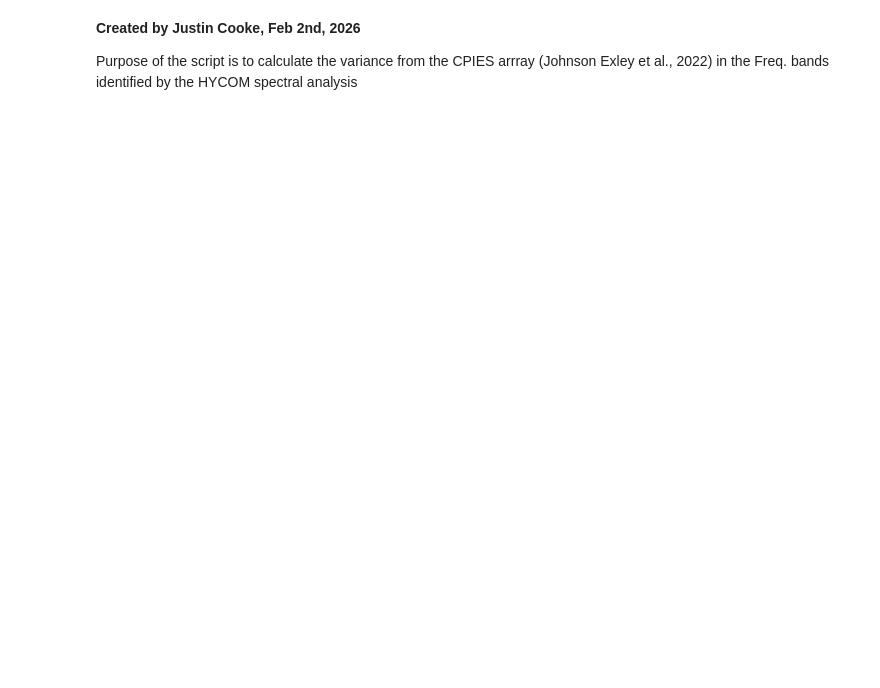
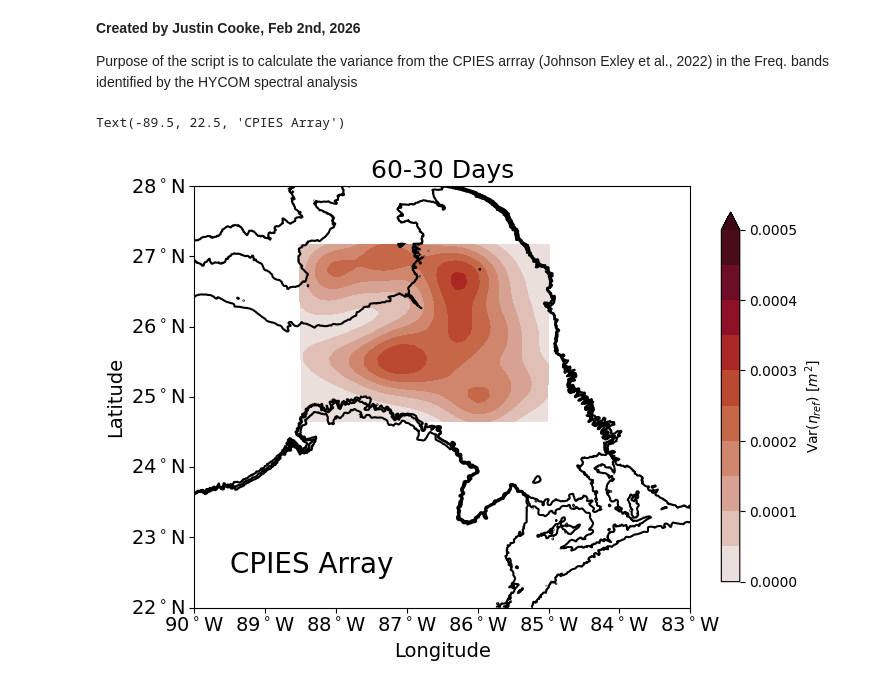
Before and after one commit to JCooke188/ceofs, a Jupyter notebook: cpies_variance.ipynb, the cells around one changed output. Saved outputs shown, nothing was run; the diff lists cells and outputs as text; code cells hidden in the pictures; blank space fills up the shorter version.

Commit message:
Trying to understand differences in variance between CPIES and HYCOM

```diff
--- a/cpies_variance.ipynb
+++ b/cpies_variance.ipynb
@@ -148,7 +148,8 @@ lat_yticklbls = ['$22^\circ$N','$23^\circ$N','$24^\circ$N','$25^\circ$N','$26^\c
 # Load the CPIES data
 
 
-ds_oi = spio.loadmat('/home/justin_cooke_uri_edu/DeepCyclones/EF/ObsData/OImapBottomPrs_20d_70k_65k_15Vn.mat')
+#ds_oi = spio.loadmat('/home/justin_cooke_uri_edu/DeepCyclones/EF/ObsData/OImapBottomPrs_20d_70k_65k_15Vn.mat')
+ds_oi = spio.loadmat('/home/justin_cooke_uri_edu/DeepCyclones/EF/ObsData/Dynloop_OImapBottomPrs_40d_70k_65k_15Vn.mat')
 #ds_oi = spio.loadmat('./ObsData/OImapBottomPrs_20d_70k_65k_15Vn.mat')
 
 oi_lat = ds_oi['OIprs']['lat'][0][0]
@@ -180,16 +181,39 @@ oi_eref_daily = (oi_prs_daily*np.power(10,4))/(1040*9.81) # converts from pres t
 # %%
 # Bandpass the data
 
-filtThi = 150.0 # High Freq filter
-filtTlo = 60.0 # Low Freq filter
+filtThi = 60.0 # Low Freq filter
+filtTlo = 30.0 # High Freq filter
 sc = 1.0 # Sampling Freq (days)
 
 bp_etaref = np.zeros_like(oi_eref_daily)
 for i in range(nlat):
     for j in range(nlon):
         this_ts = oi_eref_daily[i,j,:]
 
         bp_etaref[i,j,:] = butterfilt_bandpass(this_ts,2,filtThi,filtTlo,sc)
 
 # Get variance
 bp_etaref_var = np.var(bp_etaref,axis=2)
+fig,ax = plt.subplots(figsize=(8,8))
+
+cb = plt.contourf(oi_lon,oi_lat,bp_etaref_var,cmap=cm.cm.amp,levels=np.linspace(0,0.0005,11),extend='max')
+#cb = plt.contourf(oi_lon,oi_lat,np.var(oi_eref_daily,axis=2),cmap=cm.cm.amp,levels=np.linspace(0,0.0005,11),extend='max')
+plt.colorbar(cb,shrink=0.6,label='Var($\eta_{ref}$) [$m^2$]')
+plt.contour(gulf_lon,gulf_lat,np.flipud(img),levels=[-3000,-2500,-2000],colors='black',linestyles='-')
+ax.set_aspect(np.cos(ymid))
+ax.set_xlabel('Longitude',fontsize=14)
+ax.set_ylabel('Latitude',fontsize=14)
+ax.set_xlim(-90,-83)
+ax.set_xticks(lon_xticks)
+ax.set_xticklabels(lon_xticklbls)
+ax.set_yticks(lat_yticks)
+ax.set_yticklabels(lat_yticklbls)
+ax.tick_params(axis='both',which='major',labelsize=14)
+#ax.set_title('2-year Variance of $\eta_{ref}$',fontsize=18)
+ax.set_title(f'{int(filtThi)}-{int(filtTlo)} Days',fontsize=18)
+ax.text(-89.5,22.5,'CPIES Array',fontsize=20)
+
+#fig.savefig(f'./Figures/CPIES_Var/BP_CPIES_{int(filtThi)}to{int(filtTlo)}_var_{today}.svg',format='svg')
+# %% [output]
+Text(-89.5, 22.5, 'CPIES Array')
+[figure, added]
```
Also changed, not shown: parts of 2 cells of this notebook, 1 other file.
